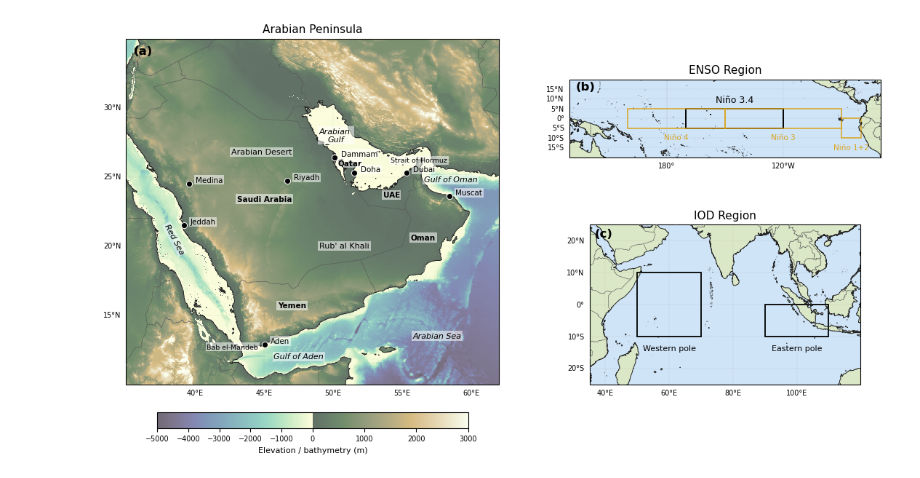
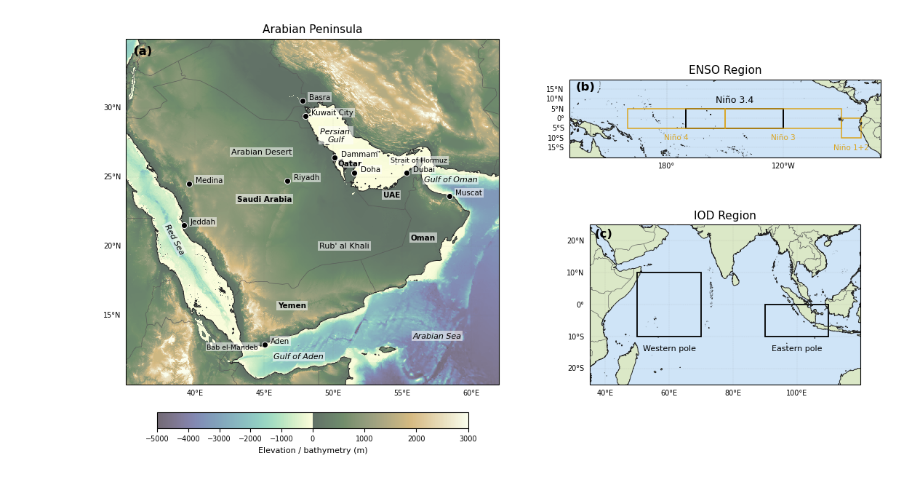
Before and after one commit to db1015/bayesian_extremes, a Jupyter notebook: map_generation/map_creation.ipynb, the cells around one changed output. Drawn from its saved outputs; the diff is of its cells as text; code cells hidden in the pictures.

```diff
--- a/map_generation/map_creation.ipynb
+++ b/map_generation/map_creation.ipynb
@@ -298,6 +298,8 @@ cities = {
     "Dubai": (55.2962, 25.2770),
     "Dammam": (50.0888, 26.4207),
     "Medina": (39.5692, 24.5247),
+    "Kuwait City": (47.9774, 29.3759),
+    "Basra": (47.7835, 30.5085),
 }
 
 
@@ -317,7 +319,7 @@ for city, (lon, lat) in cities.items():
 label(ax_ap, "Red Sea", 38.5, 20.5, size=8, style="italic", rotation=-62)
 label(ax_ap, "Gulf of Aden", 47.5, 12.0, size=8, style="italic")
 label(ax_ap, "Gulf of Oman", 58.5, 24.8, size=8, style="italic")
-label(ax_ap, "Arabian \nGulf", 50.2, 28.0, size=8, style="italic")
+label(ax_ap, "Persian \nGulf", 50.2, 28.0, size=8, style="italic")
 label(ax_ap, "Arabian Sea", 57.5, 13.5, size=8, style="italic")
 
 # ---------- Geographic features ----------
@@ -342,31 +344,31 @@ ax_enso.text(
     fontsize=12,
     fontweight="bold",
     va="top",
     ha="left",
     zorder=100
 )
 
 ax_iod.text(
     0.02, 0.98, "(c)",
     transform=ax_iod.transAxes,
     fontsize=12,
     fontweight="bold",
     va="top",
     ha="left",
     zorder=100
 )
 
 cbar = fig.colorbar(
     mesh_ap,
     ax=ax_ap,
     orientation="horizontal",
     fraction=0.045,
     pad=0.045
 )
 cbar.set_label("Elevation / bathymetry (m)", fontsize=8)
 cbar.ax.tick_params(labelsize=7)
 
 plt.savefig("reference_map_AP_ENSO_IOD.pdf", dpi=300, bbox_inches="tight")
 plt.show()
 # %% [output]
-[figure, old version]
+[figure, new version]
```
Also changed, not shown: 2 other files.
